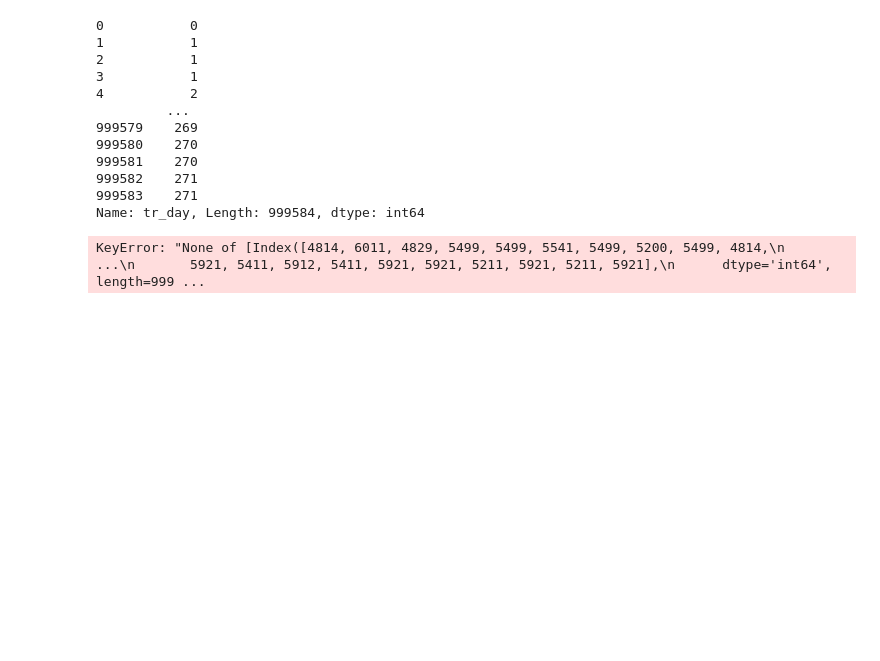
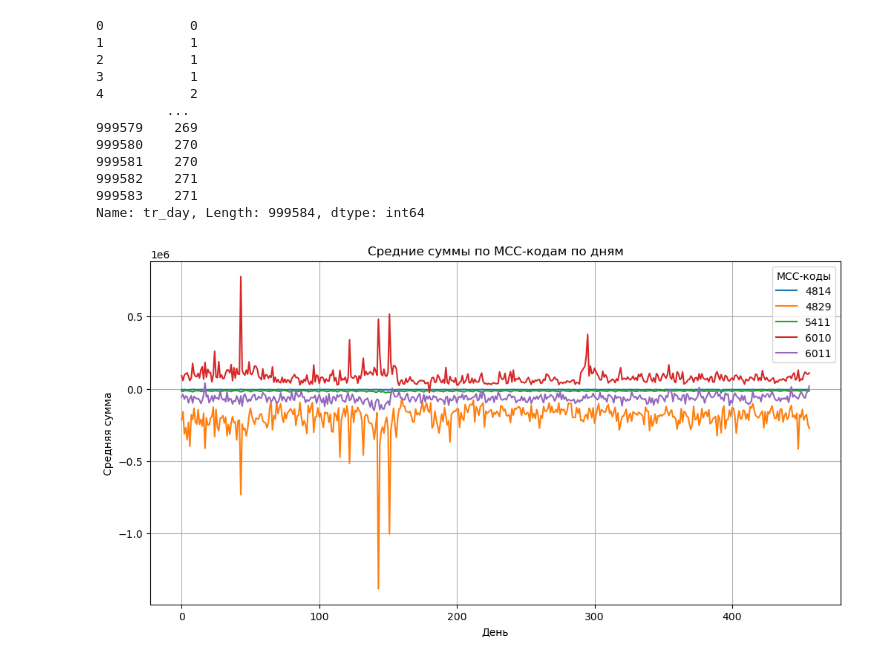
Before and after one commit to Iversy/mtmo, a Jupyter notebook: Задания/Лаб. 02/Home_02.ipynb, the cells around one changed output. Cells and saved outputs as stored; diff of their text form; code cells hidden in the pictures; blank space fills up the shorter version.

```diff
--- a/Задания/Лаб. 02/Home_02.ipynb
+++ b/Задания/Лаб. 02/Home_02.ipynb
@@ -446,9 +446,24 @@ merded['tr_day']
 999582    271
 999583    271
 Name: tr_day, Length: 999584, dtype: int64
-# %%
-fdglk = merded['mcc_code'].value_counts() > 60_000
-ntohj = merded[merded['mcc_code']].isin(fdglk[fdglk].index)
-good = ntohj.groupby(["tr_day", "mcc_code"]).agg({'amount': 'mean'})
-# %% [output]
-KeyError: "None of [Index([4814, 6011, 4829, 5499, 5499, 5541, 5499, 5200, 5499, 4814,\n       ...\n       5921, 5411, 5912, 5411, 5921, 5921, 5211, 5921, 5211, 5921],\n      dtype='int64', length=999 ...
+# %%
+mcc_counts = merded["mcc_code"].value_counts()
+filtered_mcc_codes = mcc_counts[mcc_counts > 60000].index
+# %%
+filtered_2 = merded[merded["mcc_code"].isin(filtered_mcc_codes)]
+grouped = filtered_2.groupby(["tr_day", "mcc_code"])["amount"].mean().reset_index()
+
+pivot_table = grouped.pivot(index="tr_day", columns="mcc_code", values="amount")
+# %%
+plt.figure(figsize=(12, 6))
+for mcc_code in pivot_table.columns:
+    plt.plot(pivot_table.index, pivot_table[mcc_code], label=mcc_code)
+
+plt.title("Средние суммы по MCC-кодам по дням")
+plt.xlabel("День")
+plt.ylabel("Средняя сумма")
+plt.legend(title="MCC-коды")
+plt.grid()
+plt.show()
+# %% [output]
+[figure, added]
```
